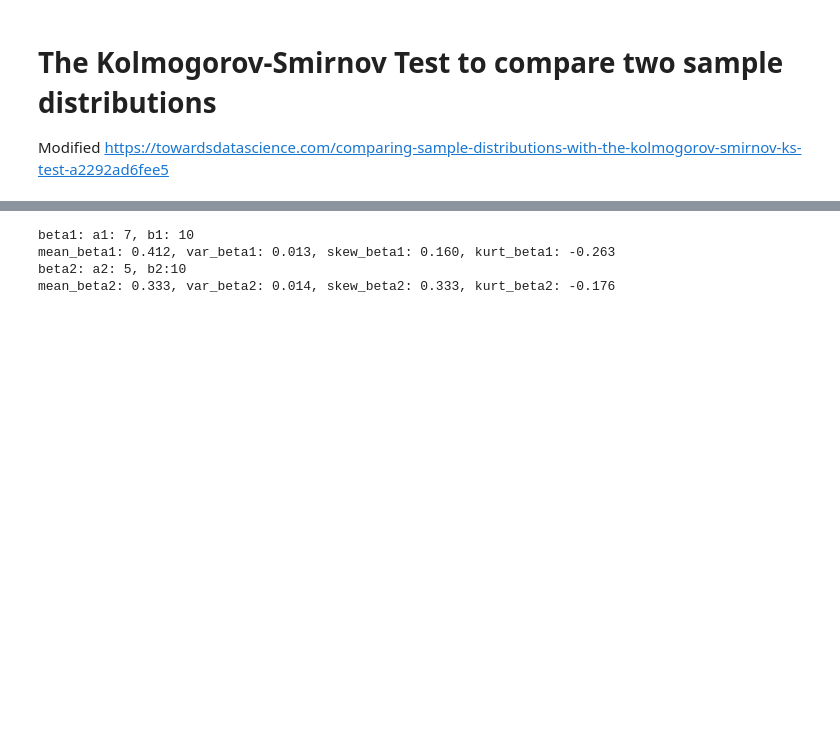
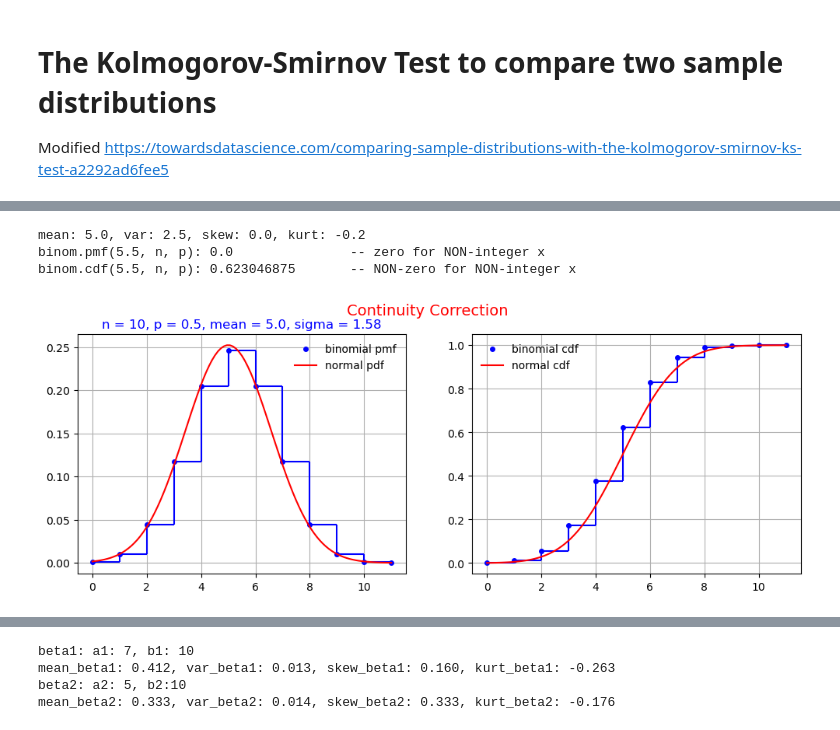
Before and after one commit to zatserkl/KolmogorovSmirnov, a Jupyter notebook: Kolmogorov-Smirnov.ipynb, the cells around one changed output, grey strips where cells are left out. Cells and saved outputs as stored; diff of their text form; code cells hidden in the pictures; blank space fills up the shorter version.

Commit message:
added Continuity Correction

```diff
--- a/Kolmogorov-Smirnov.ipynb
+++ b/Kolmogorov-Smirnov.ipynb
@@ -15,0 +455,47 @@ import matplotlib.pyplot as plt
+# %%
+# https://docs.scipy.org/doc/scipy/reference/generated/scipy.stats.binom.html#scipy.stats.binom
+
+import numpy as np
+from scipy.stats import binom
+import matplotlib.pyplot as plt
+
+n, p = 10, 0.5
+mean, var, skew, kurt = binom.stats(n, p, moments='mvsk')
+print(f'mean: {mean}, var: {var}, skew: {skew}, kurt: {kurt}')
+
+fig, (ax1, ax2) = plt.subplots(1, 2, figsize=(12, 4))
+fig.suptitle(f'Continuity Correction', fontsize=14, color='red')
+
+ax1.set_title(f'n = {n}, p = {p}, mean = {mean}, sigma = {np.sqrt(n * p * (1 - p)):.2f}', color='b')
+
+# x = np.arange(binom.ppf(0.01, n, p), binom.ppf(0.9999, n, p))
+x = np.arange(n+1+1)
+# print(f'{x}')
+
+ax1.plot(x, binom.pmf(x, n, p), 'bo', ms=4, label='binomial pmf')
+ax1.vlines(x[1:], binom.pmf(x[1:], n, p), binom.pmf(x[:-1], n, p), colors='b')
+ax1.hlines(binom.pmf(x[:-1], n, p), x[:-1], x[1:], colors='b')
+
+ax2.plot(x, binom.cdf(x, n, p), 'bo', ms=4, label='binomial cdf')
+ax2.vlines(x[1:], binom.cdf(x[1:], n, p), binom.cdf(x[:-1], n, p), colors='b')
+ax2.hlines(binom.cdf(x[:-1], n, p), x[:-1], x[1:], colors='b')
+
+normal_x = np.linspace(x[0], x[-1], 100+1)
+normal_mu = n * p
+normal_sigma = np.sqrt(n * p * (1 - p))
+
+ax1.plot(normal_x, scipy.stats.norm.pdf(normal_x, normal_mu, normal_sigma), 'r', label='normal pdf')
+ax2.plot(normal_x, scipy.stats.norm.cdf(normal_x, normal_mu, normal_sigma), 'r', label='normal cdf')
+
+ax1.legend(loc='best', frameon=False)
+ax2.legend(loc='best', frameon=False)
+ax1.grid()
+ax2.grid()
+
+print(f'binom.pmf(5.5, n, p): {binom.pmf(5.1, n, p)} \t\t-- zero for NON-integer x')  # 0 for non-integer x
+print(f'binom.cdf(5.5, n, p): {binom.cdf(5.1, n, p)} \t-- NON-zero for NON-integer x')  # is NOT 0 for non-integer x
+# %% [output]
+mean: 5.0, var: 2.5, skew: 0.0, kurt: -0.2
+binom.pmf(5.5, n, p): 0.0               -- zero for NON-integer x
+binom.cdf(5.5, n, p): 0.623046875       -- NON-zero for NON-integer x
+[figure, added]
```
Also changed, not shown: parts of 39 cells of this notebook.
